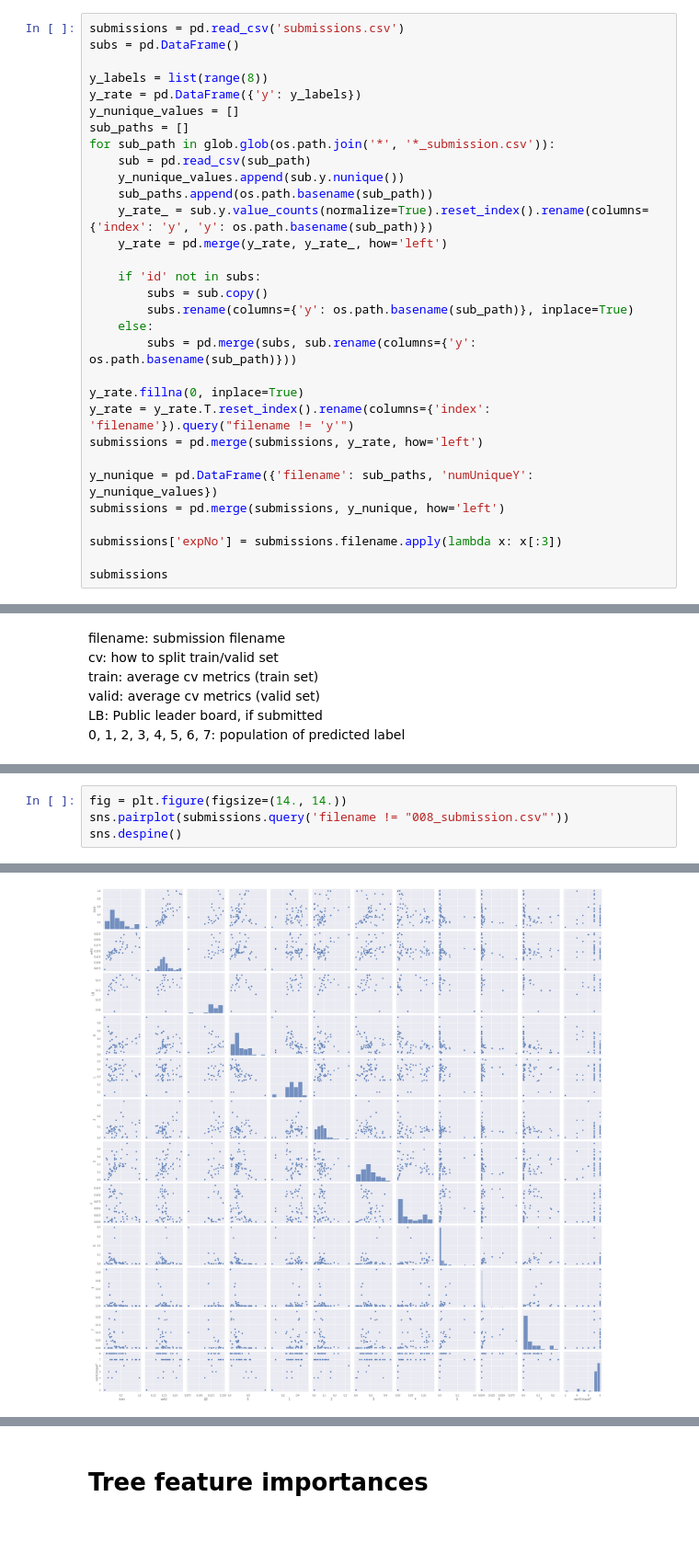
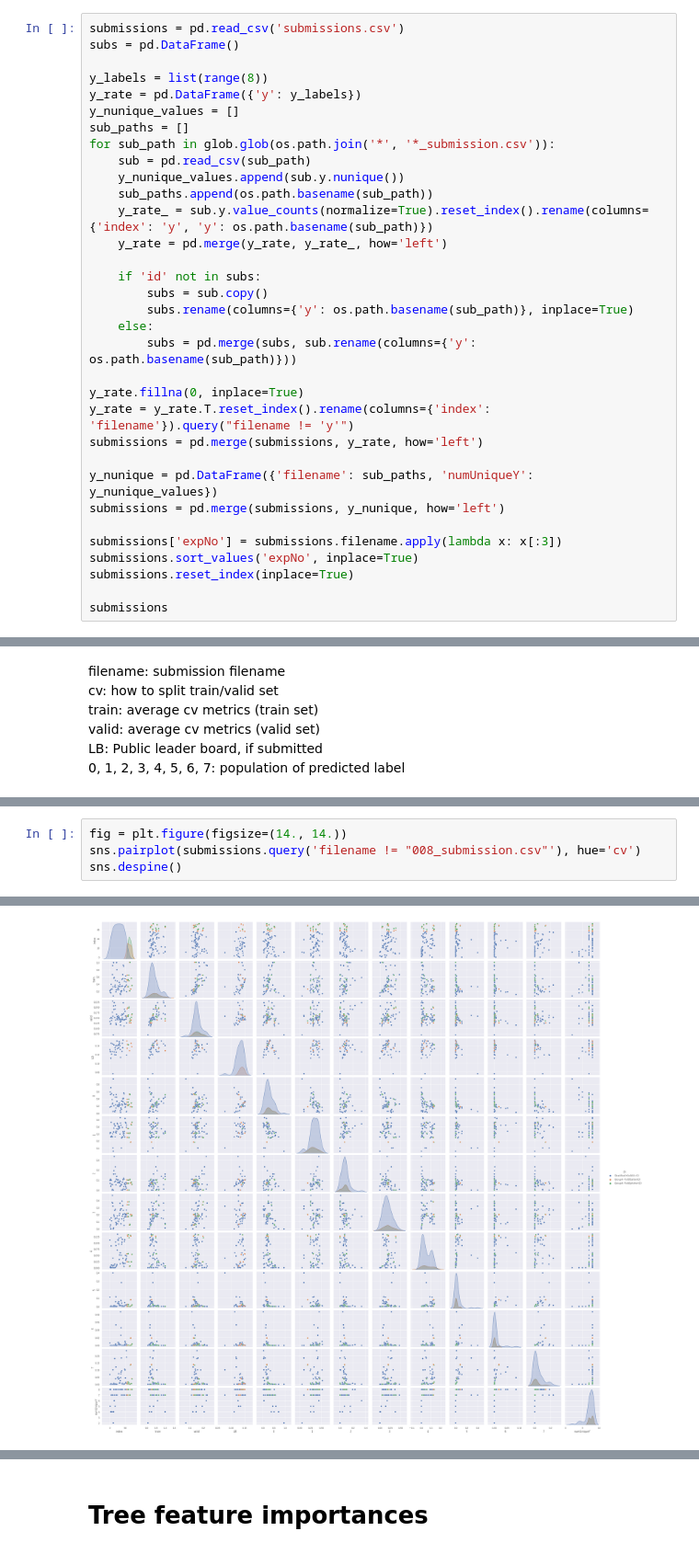
Before and after one commit to Quvotha/probspace-npb, a Jupyter notebook: experiments/Note.ipynb, the cells around one changed output, grey strips where cells are left out. Shown at 92% size. Saved outputs shown, nothing was run; the diff lists cells and outputs as text.

```diff
--- a/experiments/Note.ipynb
+++ b/experiments/Note.ipynb
@@ -48,6 +48,8 @@ y_nunique = pd.DataFrame({'filename': sub_paths, 'numUniqueY': y_nunique_values}
 submissions = pd.merge(submissions, y_nunique, how='left')
 
 submissions['expNo'] = submissions.filename.apply(lambda x: x[:3])
+submissions.sort_values('expNo', inplace=True)
+submissions.reset_index(inplace=True)
 
 submissions
 # %% [output]
@@ -85,10 +87,10 @@ sns.despine()
 # %%
 fig = plt.figure(figsize=(14., 14.))
-sns.pairplot(submissions.query('filename != "008_submission.csv"'))
+sns.pairplot(submissions.query('filename != "008_submission.csv"'), hue='cv')
 sns.despine()
 # %% [output]
 <Figure size 1008x1008 with 0 Axes>
-[figure, old version]
+[figure, new version]
 # %%
 subs
 # %% [output]
```
Also changed, not shown: parts of 21 cells of this notebook, 19 other files.
